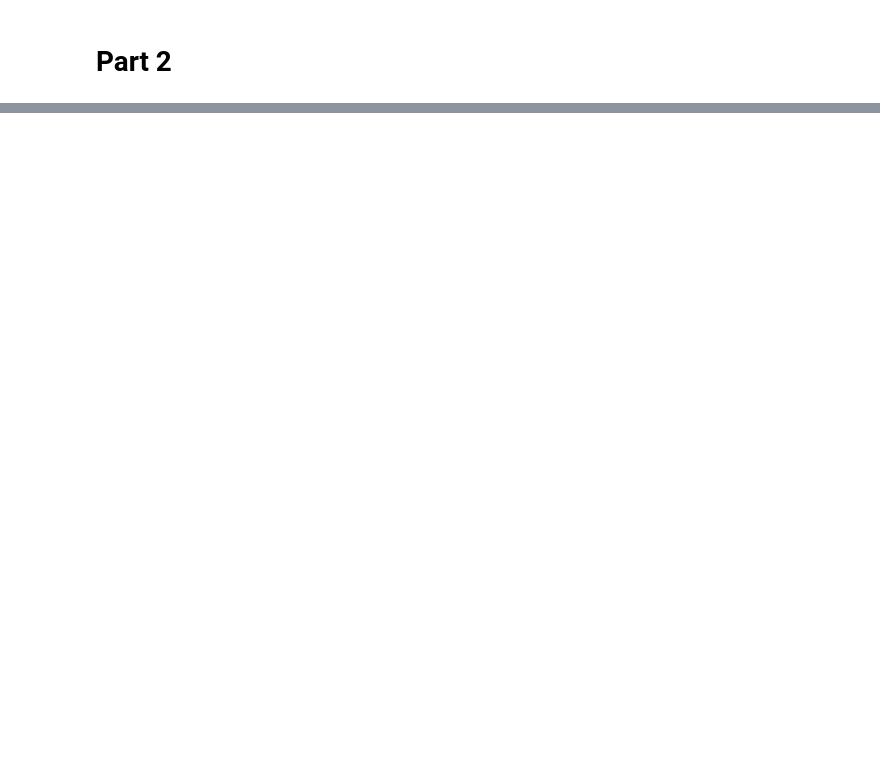
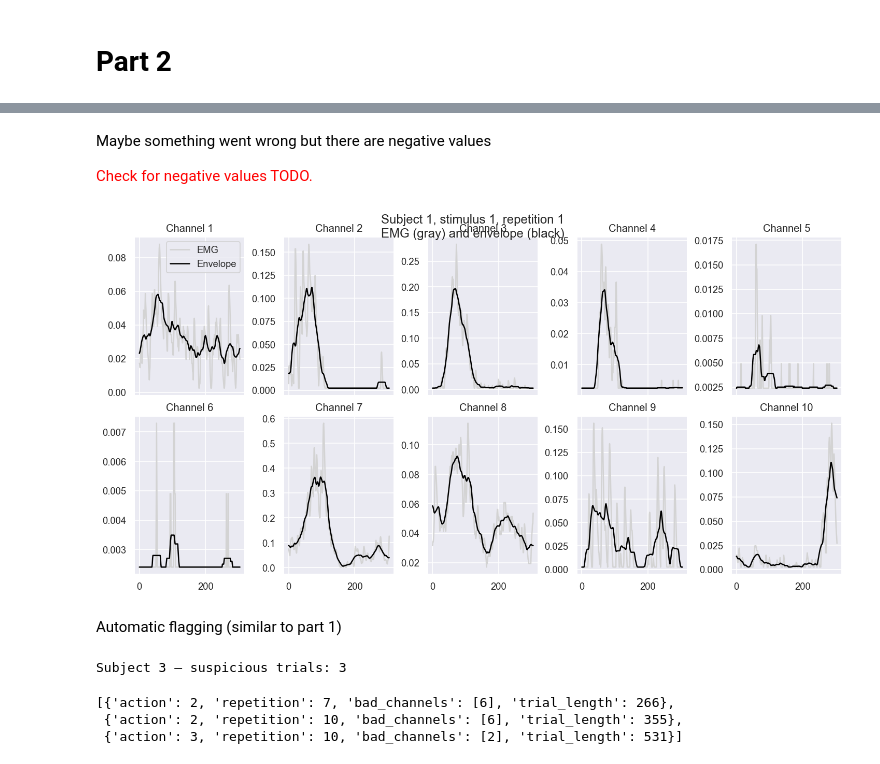
Before and after one commit to philipp-fvef/nx-421-group-w-project-2, a Jupyter notebook: Part2.ipynb, the cells around one changed output, grey strips where cells are left out. Cells and saved outputs as stored; diff of their text form; code cells hidden in the pictures; blank space fills up the shorter version.

Commit message:
changes part 2

```diff
--- a/Part2.ipynb
+++ b/Part2.ipynb
@@ -73,0 +26,12 @@ None
+# %%
+# Path to folder containing the 27 MAT files
+DATA_DIR = "./data"   # change if needed, e.g. "/data" on the VM
+
+# Find all .mat files in the folder
+mat_files = sorted(
+    [f for f in os.listdir(DATA_DIR) if f.lower().endswith(".mat")]
+)
+
+print(f"Found {len(mat_files)} .mat files in {DATA_DIR}:")
+for f in mat_files:
+    print("  ", f)
@@ -73,0 +275,4 @@ None
+# %% [markdown]
+Maybe something went wrong but there are negative values
+
+<span style="color: red;">Check for negative values TODO.</span>
@@ -73,0 +351,7 @@ None
+# %%
+# Subject 1, stimulus 1, repetition 1 (all 1-based labels)
+plot_trial_emg_and_envelope(subject_id=1, stimulus_id=1, repetition_id=1)
+# %% [output]
+[figure, added]
+# %% [markdown]
+Automatic flagging (similar to part 1)
@@ -73,0 +410,34 @@ None
+# %%
+subject_id = 3  # true subject number, 1..27
+
+# find subject dict by ID
+subj = next(s for s in subjects if s["subject_id"] == subject_id)
+
+emg_subj   = subj["emg"]
+stim_subj  = subj["stimulus"]
+reps_subj  = subj["repetition"]
+
+# unique non-rest actions and non-zero reps for THIS subject only
+actions_subj = np.unique(stim_subj)
+actions_subj = actions_subj[actions_subj > 0]
+
+unique_reps_subj = np.unique(reps_subj)
+unique_reps_subj = unique_reps_subj[unique_reps_subj > 0]
+
+bad_trials_subj = find_bad_trials(
+    signal=emg_subj,
+    restimulus=stim_subj,
+    rerepetition=reps_subj,
+    actions=actions_subj,
+    reps=unique_reps_subj,
+    rms_drop_fraction=0.005,   # same as Part 1 call
+    min_std=1e-7
+)
+
+print(f"Subject {subject_id} – suspicious trials: {len(bad_trials_subj)}")
+bad_trials_subj[:10]
+# %% [output]
+Subject 3 – suspicious trials: 3
+[{'action': 2, 'repetition': 7, 'bad_channels': [6], 'trial_length': 266},
+ {'action': 2, 'repetition': 10, 'bad_channels': [6], 'trial_length': 355},
+ {'action': 3, 'repetition': 10, 'bad_channels': [2], 'trial_length': 531}]
```
Also changed, not shown: parts of 19 cells of this notebook, 1 other file.
